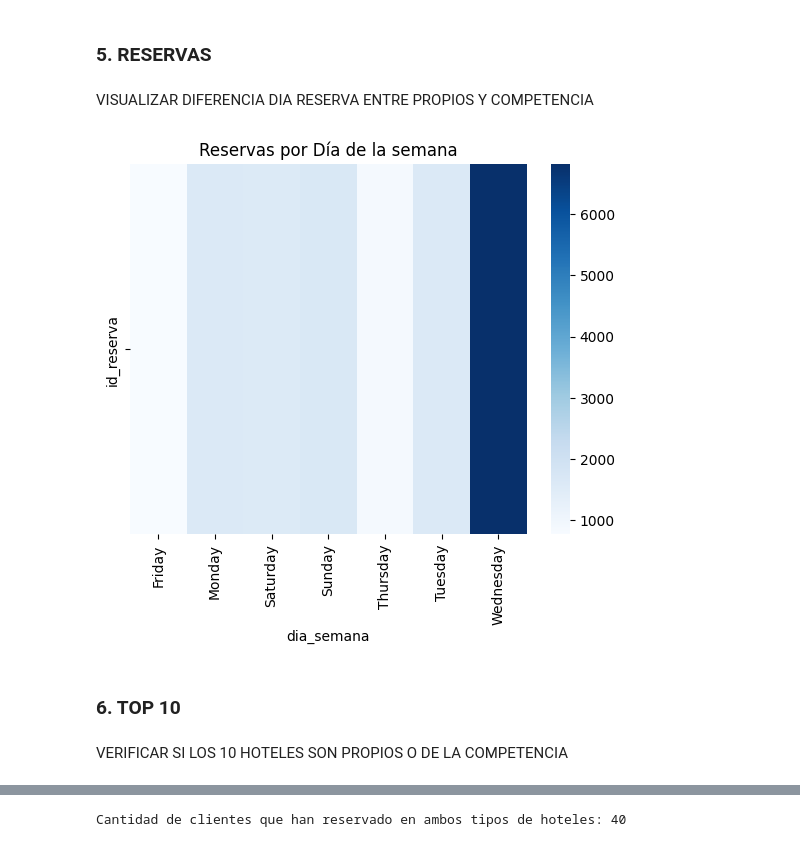
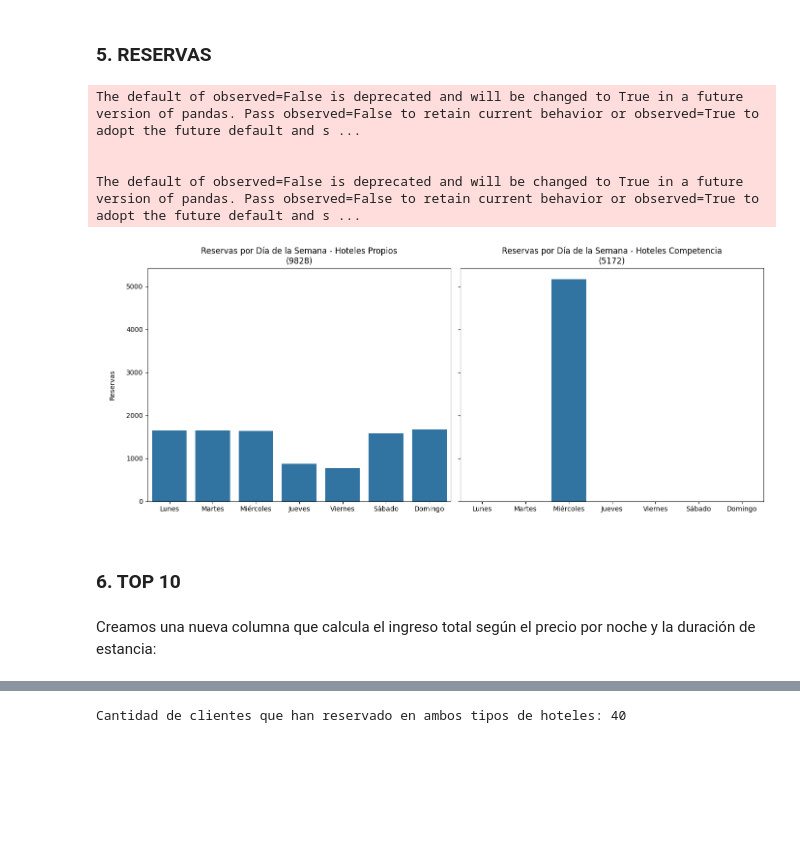
Before and after one commit to Vic4s/ETL_Hoteles, a Jupyter notebook: notebooks_final/graficos_final.ipynb, the cells around one changed output, grey strips where cells are left out. Cells and saved outputs as stored; diff of their text form; code cells hidden in the pictures; blank space fills up the shorter version.

```diff
--- a/notebooks_final/graficos_final.ipynb
+++ b/notebooks_final/graficos_final.ipynb
@@ -242,19 +234,61 @@ fig.update_layout(xaxis_title="Fecha de Reserva",
                   legend_title="Competencia")
 
 fig.show()
-# %% [markdown]
-VISUALIZAR DIFERENCIA DIA RESERVA ENTRE PROPIOS Y COMPETENCIA
-# %%
-df_final["dia_semana"] = df_final["fecha_reserva"].dt.day_name()
-pivot_data = df_final.pivot_table(columns="dia_semana", values="id_reserva", aggfunc="count")
-sns.heatmap(pivot_data, cmap="Blues")
-plt.title("Reservas por Día de la semana")
-plt.show()
-# %% [output]
-[figure, removed]
+# %%
+# Extraer el día de la semana en que se hizo la reserva
+df_propios["dia_semana"] = df_propios["fecha_reserva"].dt.day_name()
+df_competencia["dia_semana"] = df_competencia["fecha_reserva"].dt.day_name()
+
+# Relación Inglés-Español de los días de la semana
+dicc_dias = {"Monday":"Lunes", "Tuesday": "Martes", "Wednesday": "Miércoles", "Thursday":"Jueves", "Friday": "Viernes", "Saturday": "Sábado", "Sunday":"Domingo"}
+
+# Reemplazar los valores de la columna dia_semana en ingles por su traducción en español
+df_propios["dia_semana"] = df_propios["dia_semana"].replace(dicc_dias)
+df_competencia["dia_semana"] = df_competencia["dia_semana"].replace(dicc_dias)
+
+# Definir el orden de los días de la semana
+dias_ordenados = ["Lunes", "Martes", "Miércoles", "Jueves", "Viernes", "Sábado", "Domingo"]
+
+
+# Convertir la columna "dia_semana" en un tipo categórico
+
+# Un tipo de dato categórico es un tipo de dato especial para columnas que contienen un número limitado de valores únicos
+# Por ejemplo: colores, días de la semana, niveles de satisfacción, etc.
+# Tipo object vs tipo Categorical
+# 1. Menor uso de memoria (almacenan una referencia a la categoría en lugar de repetir el texto en cada fila)
+# 2. Ordenación personalizada (se puede definir el orden exacto en lugar de seguir un orden alfabético).
+# 3. Mayor eficiencia en operaciones de comparacion y agrupacion (+ rápido)
+
+df_propios["dia_semana"] = pd.Categorical(df_propios["dia_semana"], categories=dias_ordenados, ordered=True)
+df_competencia["dia_semana"] = pd.Categorical(df_competencia["dia_semana"], categories=dias_ordenados, ordered=True)
+
+reservas_propios = df_propios.groupby("dia_semana")["id_reserva"].count().reindex(dias_ordenados)
+reservas_competencia = df_competencia.groupby("dia_semana")["id_reserva"].count().reindex(dias_ordenados)
+
+# GRÁFICO
+fig, axes = plt.subplots(1, 2, figsize=(14, 6), sharey=True) # sharey=True es para poder compara los dos gráfivos (que ambos tengan la misma escala en el eje Y)
+
+sns.barplot(x=reservas_propios.index, y=reservas_propios.values, ax=axes[0])
+axes[0].set_title(f"Reservas por Día de la Semana - Hoteles Propios\n({df_propios.shape[0]})")
+axes[0].set_xlabel(" ")
+axes[0].set_ylabel("\nReservas\n")
+
+sns.barplot(x=reservas_competencia.index, y=reservas_competencia.values, ax=axes[1])
+axes[1].set_title(f"Reservas por Día de la Semana - Hoteles Competencia\n({df_competencia.shape[0]})")
+axes[1].set_xlabel(" ")
+
+plt.tight_layout() # Sin tight_layout() los días de la semana se ven muy pegados uno a otros
+
+plt.show()
+# %% [output]
+The default of observed=False is deprecated and will be changed to True in a future version of pandas. Pass observed=False to retain current behavior or observed=True to adopt the future default and s ...
+
+
+The default of observed=False is deprecated and will be changed to True in a future version of pandas. Pass observed=False to retain current behavior or observed=True to adopt the future default and s ...
+[figure, added]
 # %% [markdown]
 ### 6. TOP 10
+# %% [markdown]
+Creamos una nueva columna que calcula el ingreso total según el precio por noche y la duración de estancia:
 # %%
 df_final["ingreso_reserva"] = df_final["precio_noche"] * (df_final["final_estancia"] - df_final["inicio_estancia"]).dt.days
-# %% [markdown]
-VERIFICAR SI LOS 10 HOTELES SON PROPIOS O DE LA COMPETENCIA
```
Also changed, not shown: parts of 19 cells of this notebook, 1 other file.
